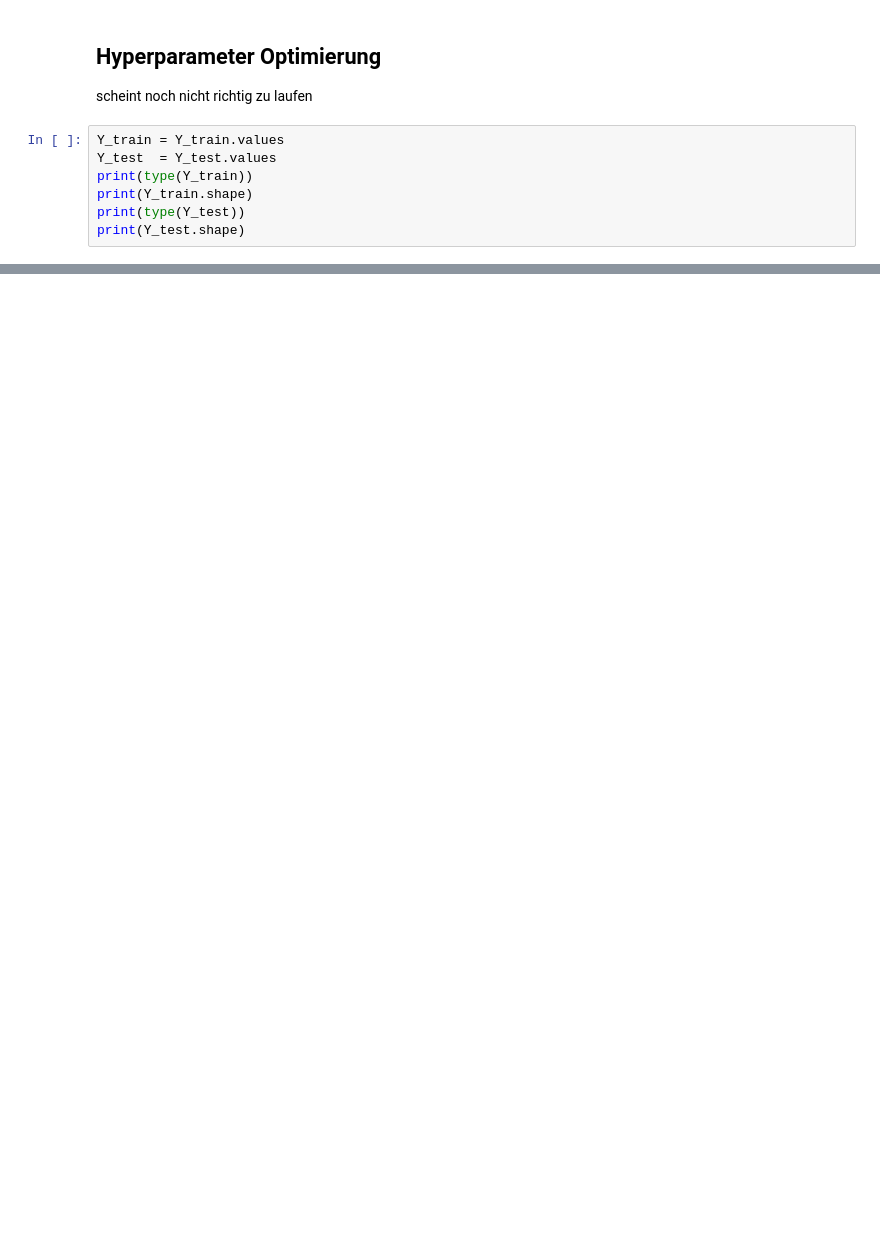
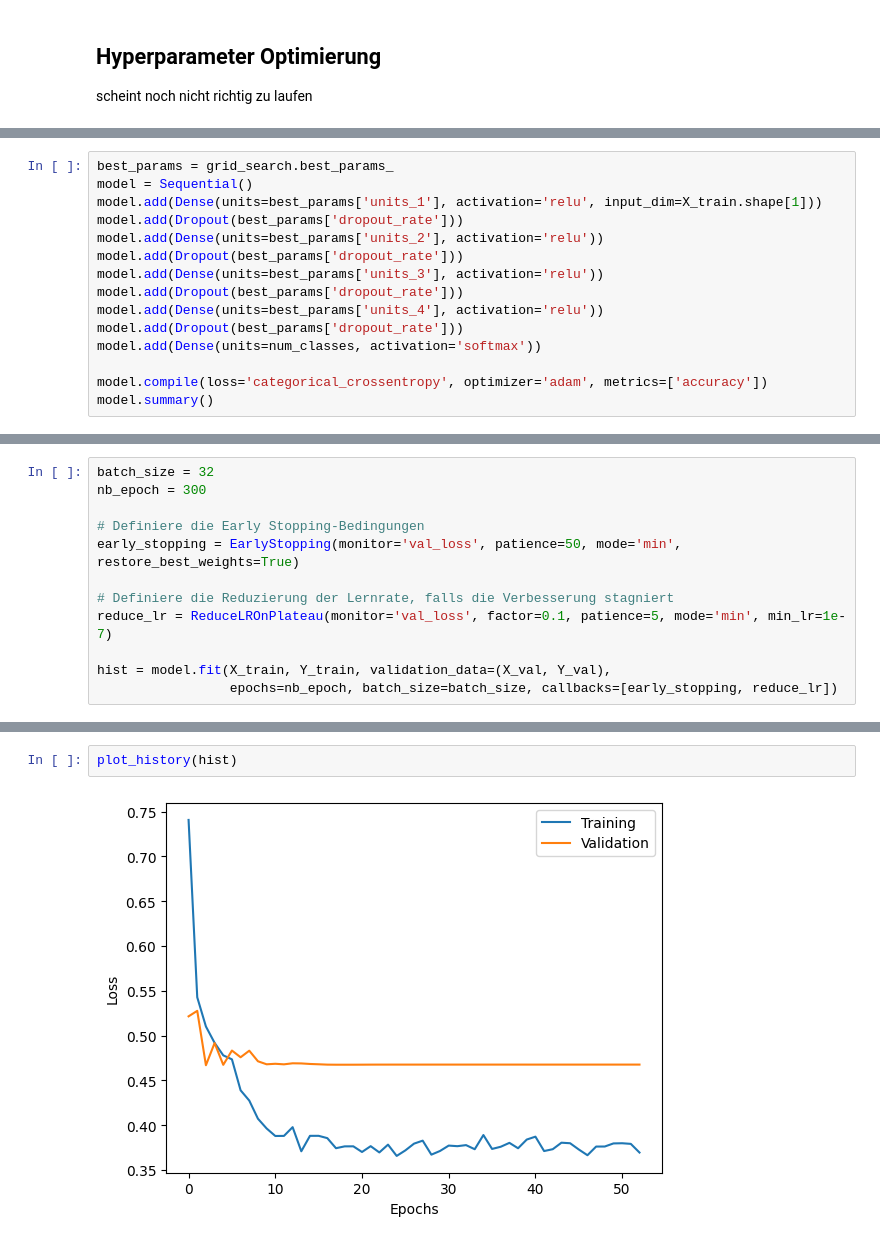
Before and after one commit to Henry-Kr15/TheGenreFactor, a Jupyter notebook: scripts/NN.ipynb, the cells around one changed output, grey strips where cells are left out. Saved outputs shown, nothing was run; the diff lists cells and outputs as text; blank space fills up the shorter version.

```diff
--- a/scripts/NN.ipynb
+++ b/scripts/NN.ipynb
@@ -399,10 +442,3 @@ plt.show()
 # %% [markdown]
 ## Hyperparameter Optimierung
 scheint noch nicht richtig zu laufen
-# %%
-Y_train = Y_train.values
-Y_test  = Y_test.values
-print(type(Y_train))
-print(Y_train.shape)
-print(type(Y_test))
-print(Y_test.shape)
@@ -458,0 +696,15 @@ print("Best Score: ", best_score)
+# %%
+best_params = grid_search.best_params_
+model = Sequential()
+model.add(Dense(units=best_params['units_1'], activation='relu', input_dim=X_train.shape[1]))
+model.add(Dropout(best_params['dropout_rate']))
+model.add(Dense(units=best_params['units_2'], activation='relu'))
+model.add(Dropout(best_params['dropout_rate']))
+model.add(Dense(units=best_params['units_3'], activation='relu'))
+model.add(Dropout(best_params['dropout_rate']))
+model.add(Dense(units=best_params['units_4'], activation='relu'))
+model.add(Dropout(best_params['dropout_rate']))
+model.add(Dense(units=num_classes, activation='softmax'))
+
+model.compile(loss='categorical_crossentropy', optimizer='adam', metrics=['accuracy'])
+model.summary()
@@ -458,0 +729,12 @@ print("Best Score: ", best_score)
+# %%
+batch_size = 32
+nb_epoch = 300
+
+# Definiere die Early Stopping-Bedingungen
+early_stopping = EarlyStopping(monitor='val_loss', patience=50, mode='min', restore_best_weights=True)
+
+# Definiere die Reduzierung der Lernrate, falls die Verbesserung stagniert
+reduce_lr = ReduceLROnPlateau(monitor='val_loss', factor=0.1, patience=5, mode='min', min_lr=1e-7)
+
+hist = model.fit(X_train, Y_train, validation_data=(X_val, Y_val),
+                 epochs=nb_epoch, batch_size=batch_size, callbacks=[early_stopping, reduce_lr])
@@ -458,0 +759,4 @@ print("Best Score: ", best_score)
+# %%
+plot_history(hist)
+# %% [output]
+[figure, added]
```
Also changed, not shown: parts of 24 cells of this notebook, 1 other file.
